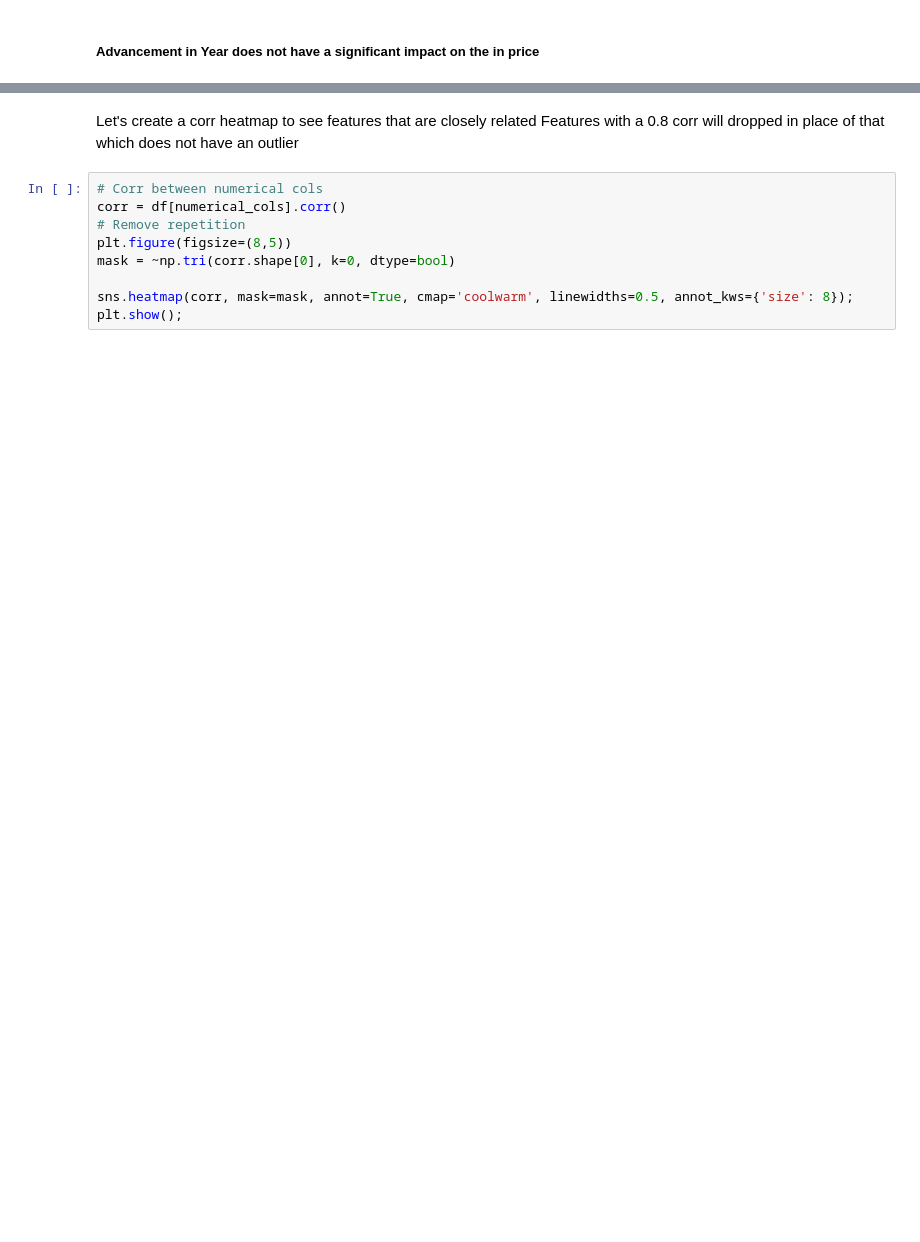
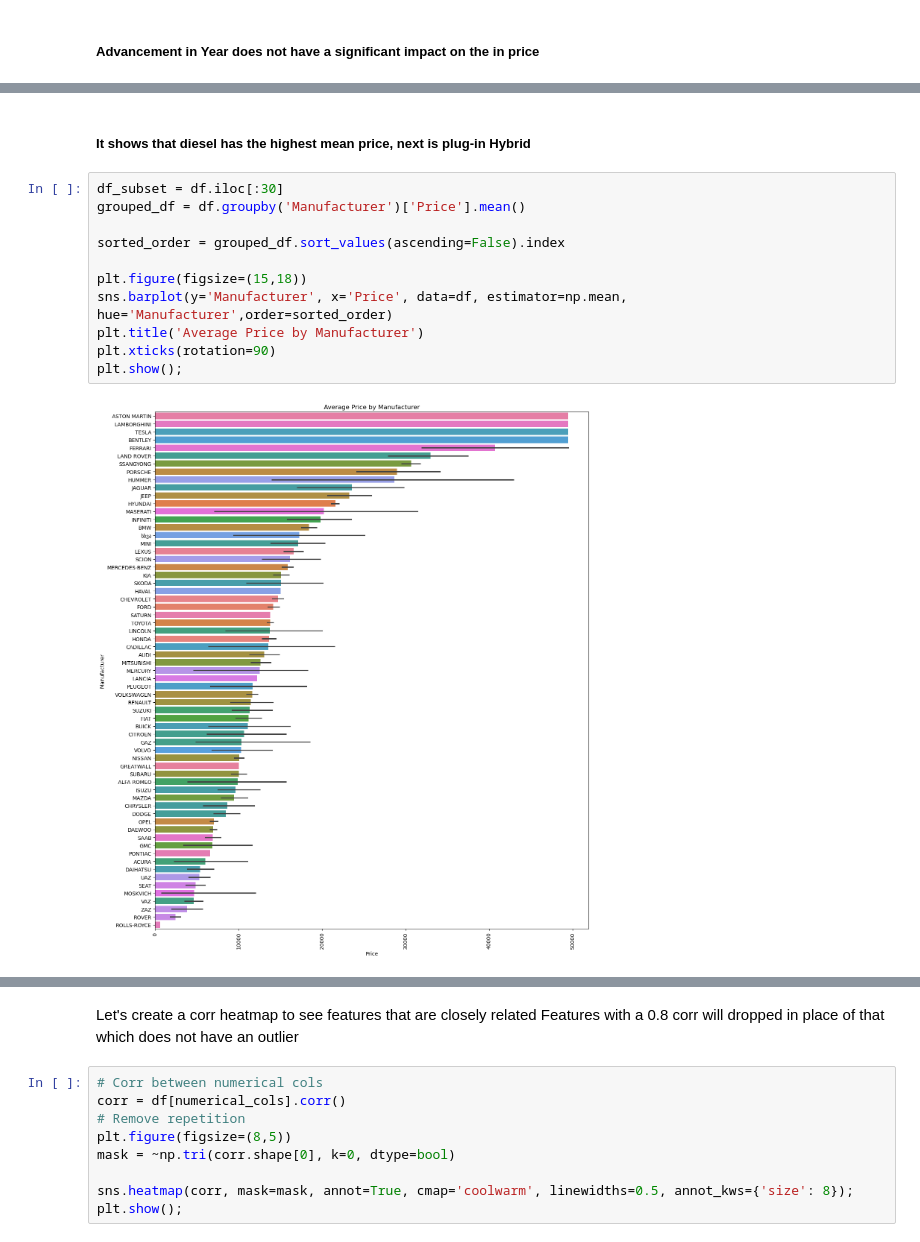
Before and after one commit to Aifedayo/data-science-maths, a Jupyter notebook: Projects/flask_server_car_price_pred_v2/model/car_price_prediction_model_v2.ipynb, the cells around one changed output, grey strips where cells are left out. Saved outputs shown, nothing was run; the diff lists cells and outputs as text; blank space fills up the shorter version.

Commit message:
Feature engineering for manufacturers

```diff
--- a/Projects/flask_server_car_price_pred_v2/model/car_price_prediction_model_v2.ipynb
+++ b/Projects/flask_server_car_price_pred_v2/model/car_price_prediction_model_v2.ipynb
@@ -366,0 +378,15 @@ plt.show();
+# %% [markdown]
+##### It shows that diesel has the highest mean price, next is plug-in Hybrid
+# %%
+df_subset = df.iloc[:30]
+grouped_df = df.groupby('Manufacturer')['Price'].mean()
+
+sorted_order = grouped_df.sort_values(ascending=False).index
+
+plt.figure(figsize=(15,18))
+sns.barplot(y='Manufacturer', x='Price', data=df, estimator=np.mean, hue='Manufacturer',order=sorted_order)
+plt.title('Average Price by Manufacturer')
+plt.xticks(rotation=90)
+plt.show();
+# %% [output]
+[figure, added]
```
Also changed, not shown: parts of 15 cells of this notebook.
